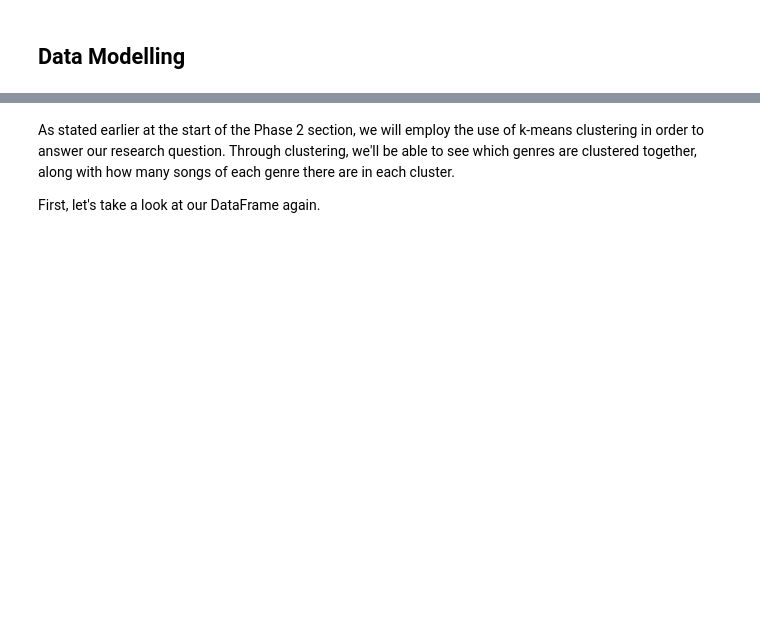
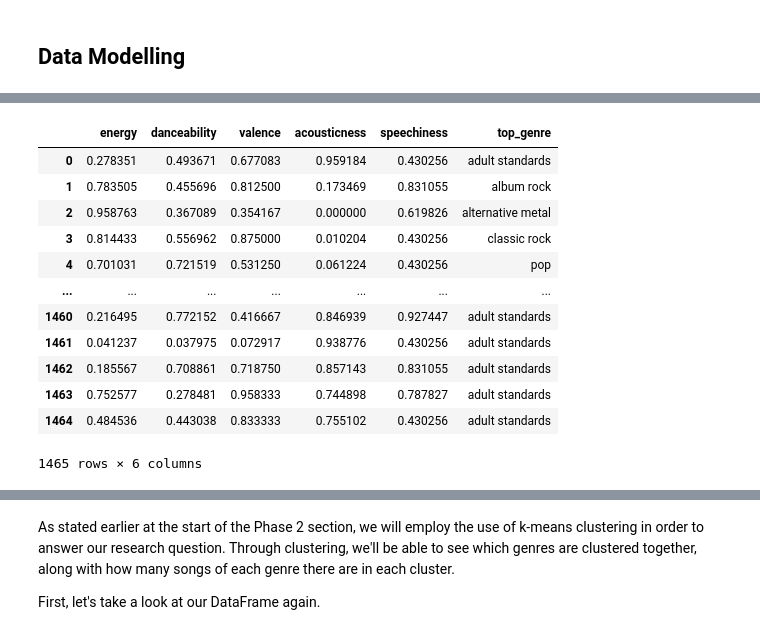
Before and after one commit to JarrettTo/CSMODEL, a Jupyter notebook: CSMODEL-Project-X23-Group7.zip.ipynb, the cells around one changed output, grey strips where cells are left out. Drawn from its saved outputs; the diff is of its cells as text; code cells hidden in the pictures; blank space fills up the shorter version.

Commit message:
standardized data for clustering

```diff
--- a/CSMODEL-Project-X23-Group7.zip.ipynb
+++ b/CSMODEL-Project-X23-Group7.zip.ipynb
@@ -565,2 +1025,9 @@ genre_df.info()
 # %% [markdown]
 ## Data Modelling
+# %%
+from sklearn.preprocessing import MinMaxScaler
+
+scaler = MinMaxScaler()
+normalized_df = genre_df.copy()
+
+genre_df[['energy', 'danceability','valence', 'acousticness', 'speechiness']] = scaler.fit_transform(genre_df[['energy', 'danceability','valence', 'acousticness', 'speechiness']])
@@ -566,0 +1046,16 @@ genre_df.info()
+# %%
+genre_df
+# %% [output]
+|  | energy | danceability | valence | acousticness | speechiness | top_genre |
+| 0 | 0.278351 | 0.493671 | 0.677083 | 0.959184 | 0.430256 | adult standards |
+| 1 | 0.783505 | 0.455696 | 0.812500 | 0.173469 | 0.831055 | album rock |
+| 2 | 0.958763 | 0.367089 | 0.354167 | 0.000000 | 0.619826 | alternative metal |
+| 3 | 0.814433 | 0.556962 | 0.875000 | 0.010204 | 0.430256 | classic rock |
+| 4 | 0.701031 | 0.721519 | 0.531250 | 0.061224 | 0.430256 | pop |
+| ... | ... | ... | ... | ... | ... | ... |
+| 1460 | 0.216495 | 0.772152 | 0.416667 | 0.846939 | 0.927447 | adult standards |
+| 1461 | 0.041237 | 0.037975 | 0.072917 | 0.938776 | 0.430256 | adult standards |
+| 1462 | 0.185567 | 0.708861 | 0.718750 | 0.857143 | 0.831055 | adult standards |
+| 1463 | 0.752577 | 0.278481 | 0.958333 | 0.744898 | 0.787827 | adult standards |
+| 1464 | 0.484536 | 0.443038 | 0.833333 | 0.755102 | 0.430256 | adult standards |
+1465 rows × 6 columns
```
Also changed, not shown: parts of 67 cells of this notebook.
